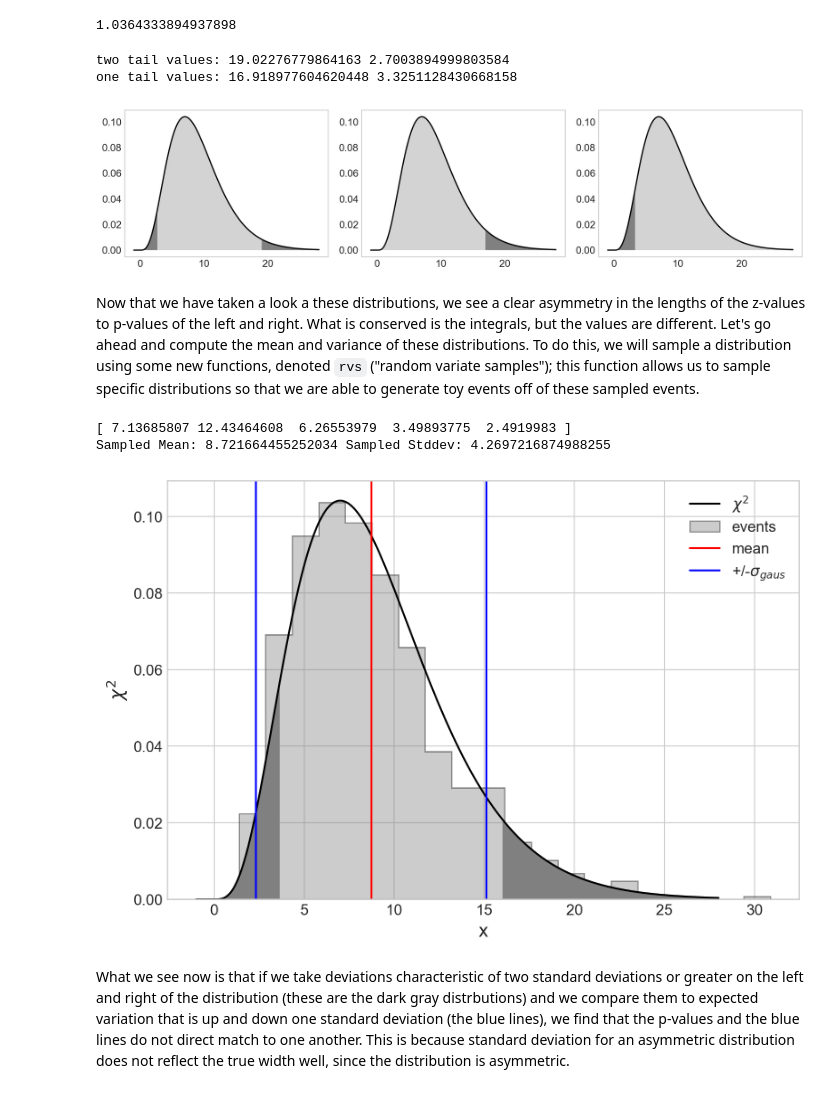
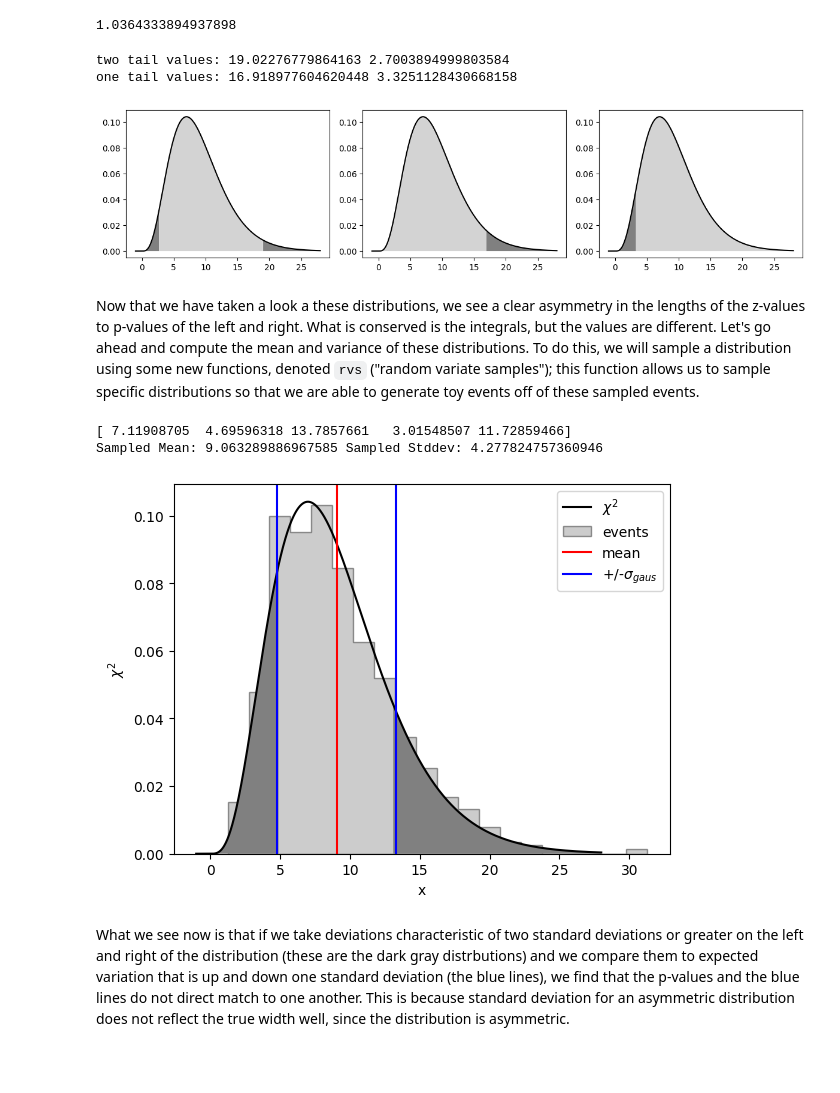
Before and after one commit to mit-physics-data/lectures, a Jupyter notebook: lecture6/8316_L06_MAIN.ipynb, the cells around one changed output. Drawn from its saved outputs; the diff is of its cells as text; code cells hidden in the pictures; blank space fills up the shorter version.

```diff
--- a/lecture6/8316_L06_MAIN.ipynb
+++ b/lecture6/8316_L06_MAIN.ipynb
@@ -987,7 +991,7 @@ one_right_tail = stats.chi2.ppf(1 - 0.05, df)
 one_left_tail  = stats.chi2.ppf(1 - 0.95, df)
 print("one tail values:",one_right_tail,one_left_tail)
 
-plt.style.use('seaborn-whitegrid')
+#plt.style.use('seaborn-whitegrid')
 fig, axes = plt.subplots(1, 3, figsize=(12, 3))
 
 for ax in axes:
@@ -1011,7 +1015,7 @@ fig.tight_layout()
 # %% [output]
 two tail values: 19.02276779864163 2.7003894999803584
 one tail values: 16.918977604620448 3.3251128430668158
-[figure, old version]
+[figure, new version]
 # %% [markdown]
 Now that we have taken a look a these distributions, we see a clear asymmetry in the lengths of the z-values to p-values of the left and right. What is conserved is the integrals, but the values are different. Let's go ahead and compute the mean and variance of these distributions. To do this, we will sample a distribution using some new functions, denoted `rvs` ("random variate samples"); this function allows us to sample specific distributions so that we are able to generate toy events off of these sampled events.
 # %%
@@ -1021,38 +1025,38 @@ Now that we have taken a look a these distributions, we see a clear asymmetry in
 df=9
 #Let's sample this distribution
 y_chi2 = stats.chi2.rvs(size=1000,df=df)
 print(y_chi2[0:5]) #print some valued
 print("Sampled Mean:",y_chi2.mean(),"Sampled Stddev:",y_chi2.std())
 
-z=1.5 #Let's deviation corresponding to 1.5sigma in a Gauassian
+z=1.0 #Let's deviation corresponding to 1.5sigma in a Gauassian
 x = np.linspace(-1, 28, 1000)
 y = stats.chi2.pdf(x, df, loc=0, scale=1)
 two_right_tail = stats.chi2.ppf(1 - stats.norm.cdf(-z), df)
 two_left_tail = stats.chi2.ppf(1 - stats.norm.cdf(z), df)
 
 def plotItAll(x,y,y_chi2,z):
     #Now let's plot the filled area using the true pdfs and the assumed variations if it were a Gaussian
-    plt.style.use('seaborn-whitegrid')
+    #plt.style.use('seaborn-whitegrid')
     #plot distribution
     plt.plot(x, y, c='black',label="$\chi^2$")
     #plot chi2
     plt.hist(y_chi2, histtype='stepfilled', edgecolor='k', alpha=0.4, color='gray', density=True,bins=20,label="events")
     #true values
     plt.fill_between(x, 0, y, where=(np.array(x) > min(x)) & (np.array(x) <= two_left_tail), facecolor='grey')
     plt.fill_between(x, 0, y, where=(np.array(x) > two_right_tail) & (np.array(x) <= max(x)), facecolor='grey')
     #Mean +/- 1 sigma
     plt.axvline(y_chi2.mean(), c='red',label="mean")
     plt.axvline(y_chi2.mean()+y_chi2.std()*z, c='blue',label="+/-$\sigma_{gaus}$")
     plt.axvline(y_chi2.mean()-y_chi2.std()*z, c='blue')
     plt.xlabel("x")
     plt.ylabel("$\chi^{2}$")
     plt.legend(loc='upper right')
     plt.show()
 plotItAll(x,y,y_chi2,z)
 # %% [output]
-[ 7.13685807 12.43464608  6.26553979  3.49893775  2.4919983 ]
-Sampled Mean: 8.721664455252034 Sampled Stddev: 4.2697216874988255
+[ 7.11908705  4.69596318 13.7857661   3.01548507 11.72859466]
+Sampled Mean: 9.063289886967585 Sampled Stddev: 4.277824757360946
-[figure, old version]
+[figure, new version]
 # %% [markdown]
 What we see now is that if we take deviations characteristic of two standard deviations or greater on the left and right of the distribution (these are the dark gray distrbutions) and we compare them to expected variation that is up and down one standard deviation (the blue lines), we find that the p-values and the blue lines do not direct match to one another. This is because standard deviation for an asymmetric distribution does not reflect the true width well, since the distribution is asymmetric.
 # %% [markdown]
```
Also changed, not shown: parts of 19 cells of this notebook, 1 other file.
